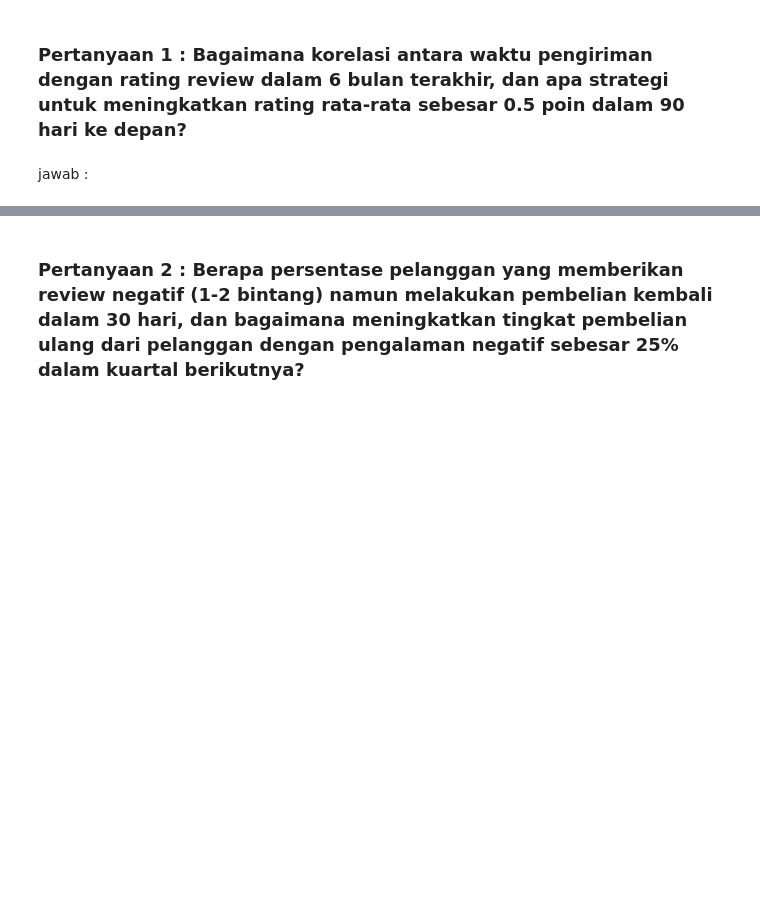
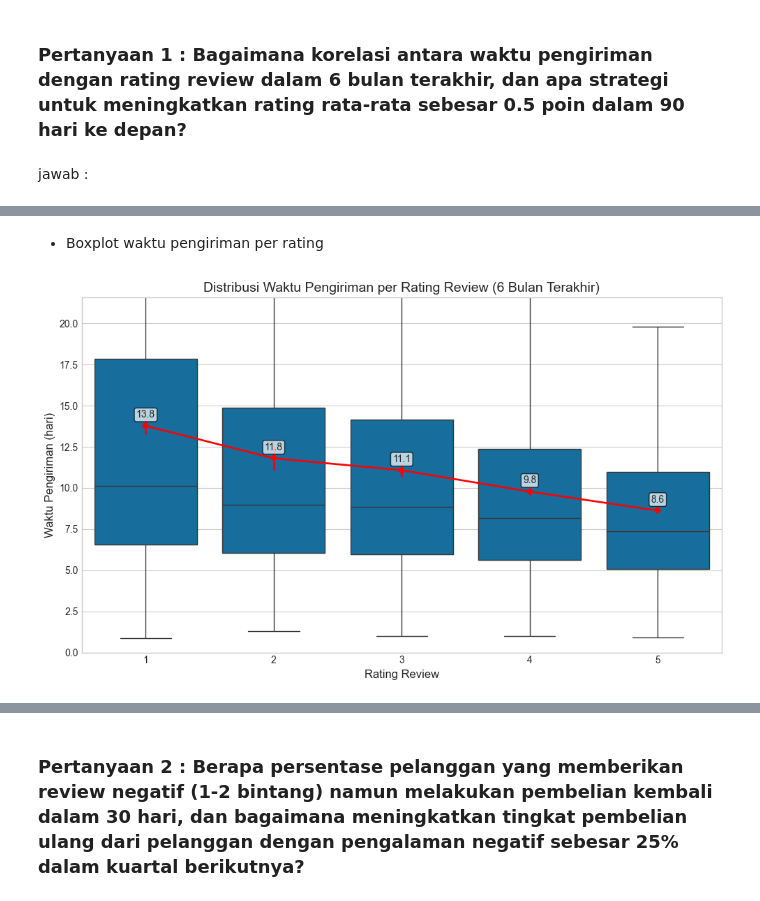
Before and after one commit to HammamAl/submission_dicoding_data_analysis, a Jupyter notebook: notebook.ipynb, the cells around one changed output, grey strips where cells are left out. Drawn from its saved outputs; the diff is of its cells as text; code cells hidden in the pictures; blank space fills up the shorter version.

```diff
--- a/notebook.ipynb
+++ b/notebook.ipynb
@@ -1295,0 +1297,24 @@ Penjelasan: Grafik ini membantu memantau efektivitas strategi peningkatan rating
+# %% [markdown]
+- Boxplot waktu pengiriman per rating
+# %%
+plt.figure(figsize=(10, 6))
+ax = sns.boxplot(x='review_score', y='delivery_time_days', data=delivery_review_df,
+                 order=[1, 2, 3, 4, 5], showfliers=False)
+sns.pointplot(x='review_score', y='delivery_time_days', data=delivery_review_df,
+              order=[1, 2, 3, 4, 5], color='red', markers='D', scale=0.7, ax=ax)
+
+y_limit = np.percentile(delivery_review_df['delivery_time_days'], 95)
+plt.ylim(0, y_limit)
+
+for i, score in enumerate([1, 2, 3, 4, 5]):
+    mean_val = delivery_review_df[delivery_review_df['review_score']==score]['delivery_time_days'].mean()
+    plt.text(i, mean_val + 0.5, f'{mean_val:.1f}', ha='center', fontsize=10,
+             bbox=dict(facecolor='white', alpha=0.7, boxstyle='round,pad=0.2'))
+
+plt.title('Distribusi Waktu Pengiriman per Rating Review (6 Bulan Terakhir)', fontsize=14)
+plt.xlabel('Rating Review', fontsize=12)
+plt.ylabel('Waktu Pengiriman (hari)', fontsize=12)
+plt.tight_layout()
+plt.show()
+# %% [output]
+[figure, added]
```
Also changed, not shown: parts of 63 cells of this notebook, 10 other files.
